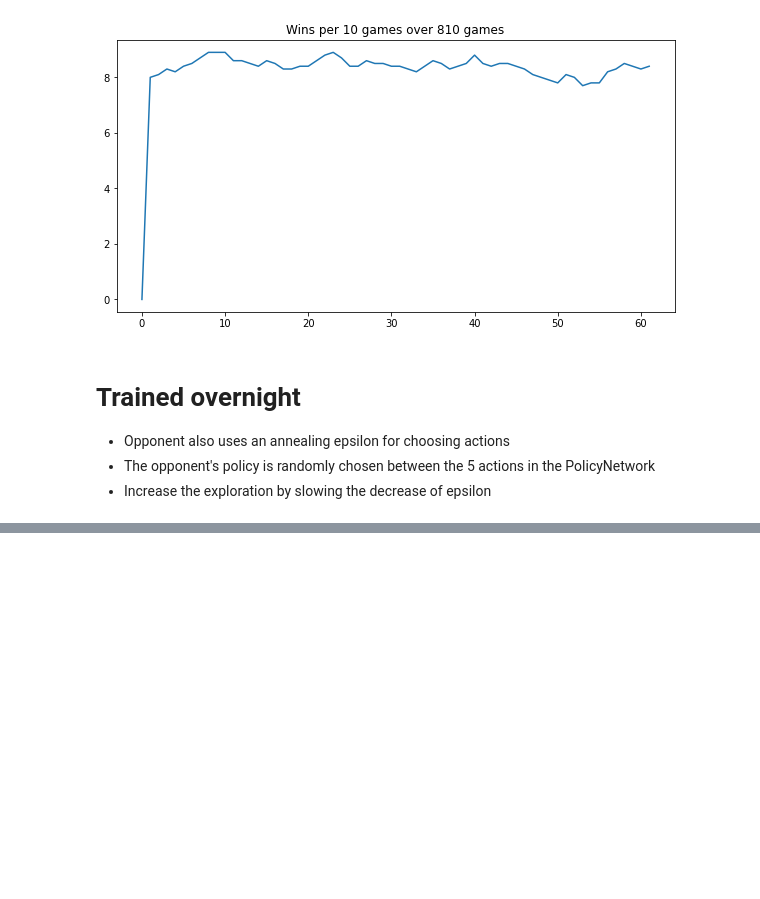
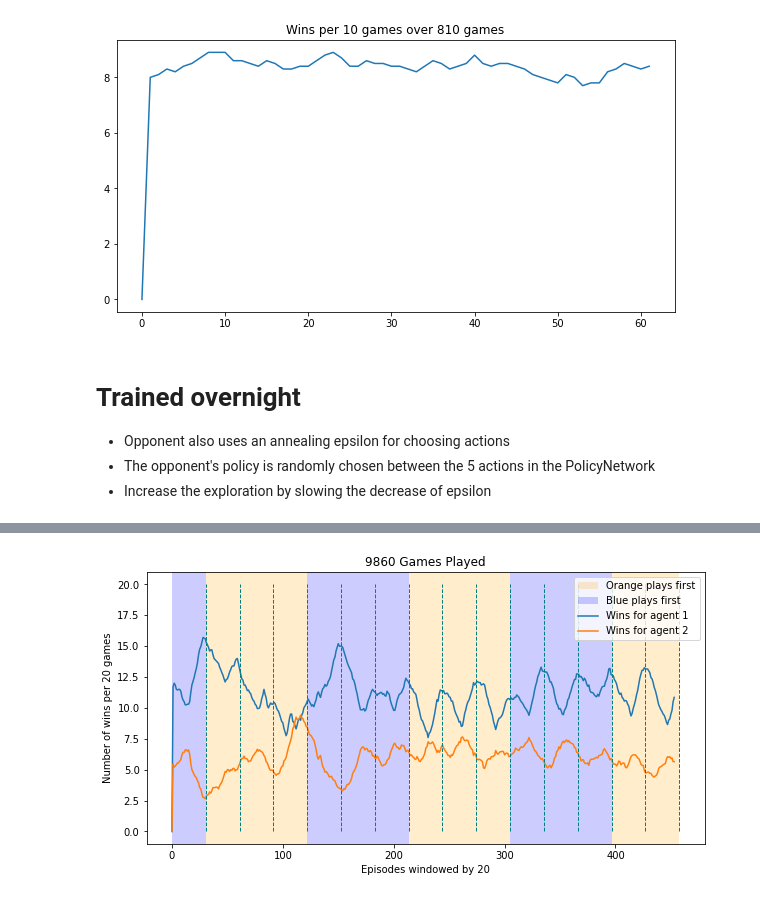
Before and after one commit to olestole/dqn-connect-4, a Jupyter notebook: connect_x/analytics.ipynb, the cells around one changed output, grey strips where cells are left out. Drawn from its saved outputs; the diff is of its cells as text; code cells hidden in the pictures; blank space fills up the shorter version.

```diff
--- a/connect_x/analytics.ipynb
+++ b/connect_x/analytics.ipynb
@@ -884,0 +1015,39 @@ Number of illegal moves by Player 1:
+# %%
+n_episodes = 610
+opponent_lag = 2
+change_epochs = 3
+window_size = 20
+
+
+epochs = len(df) // n_episodes
+n_policy_changes = (epochs // opponent_lag)
+epoch_list = np.array([i * n_episodes for i in range(1, epochs)])
+policy_changes = np.array([n_episodes * opponent_lag * i for i in range(1, n_policy_changes + 1)])
+epoch_list_windowed = epoch_list / window_size
+policy_changes_windowed = policy_changes / window_size
+
+opponent_start_ranges = [(i, i) for i in epoch_list_windowed]
+
+# wins_0 = calculate_wins_window(df, window=window_size, winner=0)
+wins_1 = calculate_wins_window(df, window=window_size, winner=1)
+wins_2 = calculate_wins_window(df, window=window_size, winner=2)
+
+plt.figure(figsize=(10,5))
+# plt.title(f"Number of wins per 20 games of training agent (A1), playing alternating as starting- and second player.\n{len(df)} games played")
+plt.title(f"{len(df)} Games Played")
+plt.axvspan(0, epoch_list_windowed[0], facecolor='blue', alpha=0.2)
+plt.axvspan(epoch_list_windowed[0], epoch_list_windowed[3], facecolor='orange', alpha=0.2, label='Orange plays first')
+plt.axvspan(epoch_list_windowed[3], epoch_list_windowed[6], facecolor='blue', alpha=0.2, label="Blue plays first")
+plt.axvspan(epoch_list_windowed[6], epoch_list_windowed[9], facecolor='orange', alpha=0.2)
+plt.axvspan(epoch_list_windowed[9], epoch_list_windowed[12], facecolor='blue', alpha=0.2)
+plt.axvspan(epoch_list_windowed[12], epoch_list_windowed[14], facecolor='orange', alpha=0.2)
+plt.plot(wins_1, label='Wins for agent 1')
+plt.plot(wins_2, label='Wins for agent 2')
+plt.legend()
+plt.vlines(x=epoch_list_windowed, ymin=[0], ymax=[window_size], colors='teal', ls='--', lw=1, label='vline_multiple - partial height')
+plt.xlabel('Episodes windowed by 20')
+plt.ylabel('Number of wins per 20 games')
+# plt.vlines(x=policy_changes_windowed, ymin=[0], ymax=[window_size], colors='orange', ls='--', lw=2, label='vline_multiple - partial height')
+plt.show()
+# %% [output]
+[figure, added]
```
Also changed, not shown: parts of 29 cells of this notebook, 8 other files.
